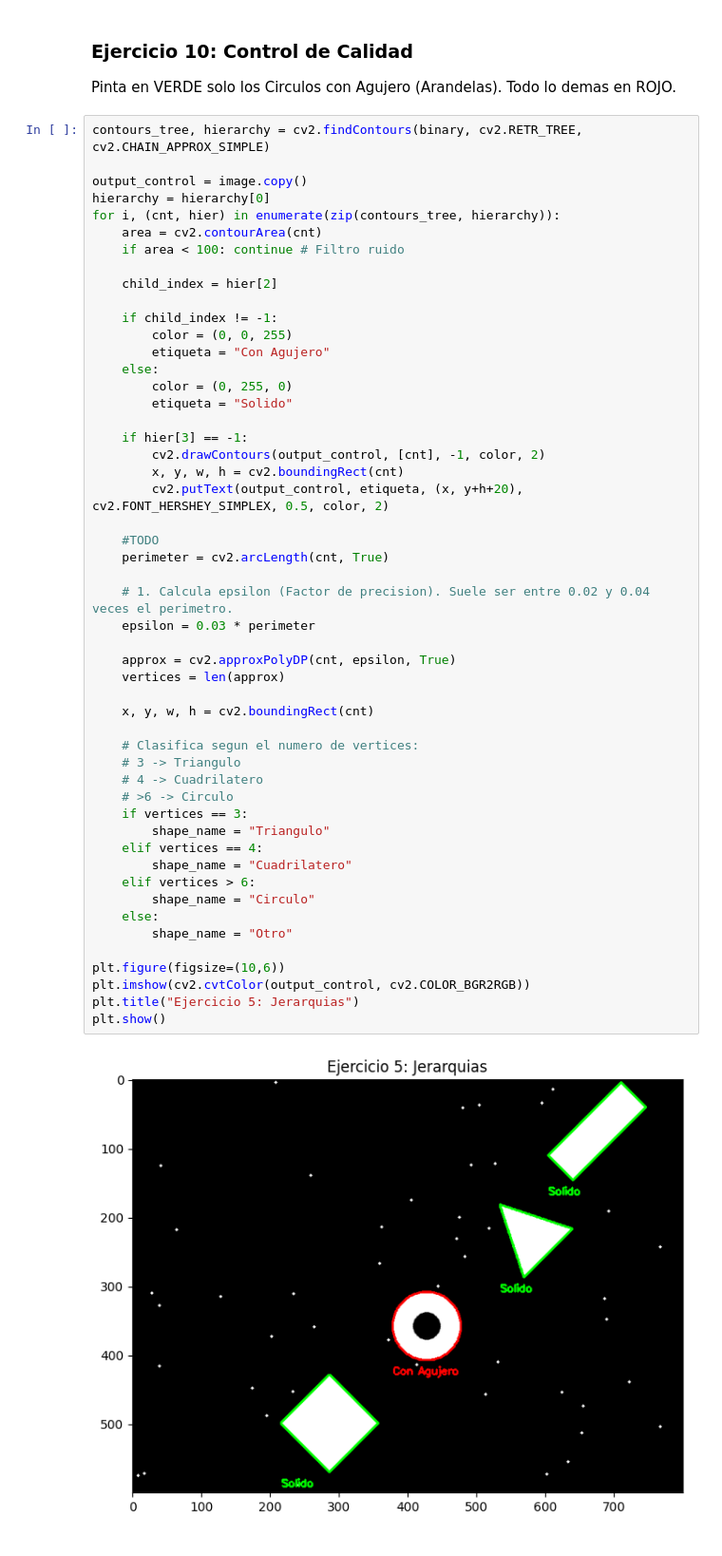
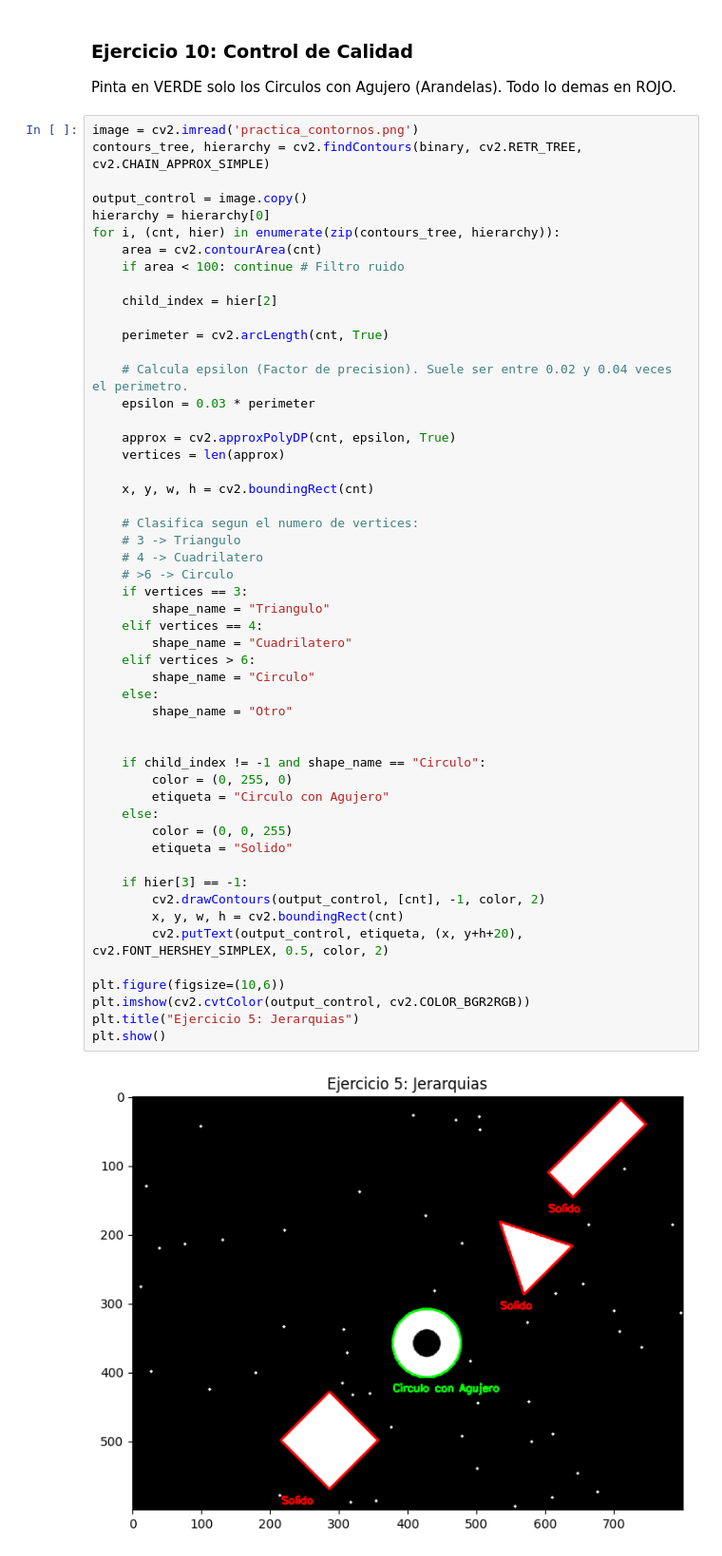
Before and after one commit to JavierPeraltaAzagra/Big-Data-e-IA, a Jupyter notebook: Programacion de IA/Tratamiento de imagen/Ejercicio 7/Practica_7_Contornos.ipynb, the cells around one changed output. Shown at 95% size. Cells and saved outputs as stored; diff of their text form.

Commit message:
Tratamiento de imagen ejercicio 7 hecho

```diff
--- a/Programacion de IA/Tratamiento de imagen/Ejercicio 7/Practica_7_Contornos.ipynb
+++ b/Programacion de IA/Tratamiento de imagen/Ejercicio 7/Practica_7_Contornos.ipynb
@@ -283,6 +283,7 @@ plt.show()
 ### Ejercicio 10: Control de Calidad
 Pinta en VERDE solo los Circulos con Agujero (Arandelas). Todo lo demas en ROJO.
 # %%
+image = cv2.imread('practica_contornos.png')
 contours_tree, hierarchy = cv2.findContours(binary, cv2.RETR_TREE, cv2.CHAIN_APPROX_SIMPLE)
 
 output_control = image.copy()
@@ -293,45 +294,45 @@ for i, (cnt, hier) in enumerate(zip(contours_tree, hierarchy)):
 
     child_index = hier[2]
 
-    if child_index != -1:
-        color = (0, 0, 255)
-        etiqueta = "Con Agujero"
-    else:
-        color = (0, 255, 0)
-        etiqueta = "Solido"
-
-    if hier[3] == -1:
-        cv2.drawContours(output_control, [cnt], -1, color, 2)
-        x, y, w, h = cv2.boundingRect(cnt)
-        cv2.putText(output_control, etiqueta, (x, y+h+20), cv2.FONT_HERSHEY_SIMPLEX, 0.5, color, 2)
-
-    #TODO
     perimeter = cv2.arcLength(cnt, True)
 
-    # 1. Calcula epsilon (Factor de precision). Suele ser entre 0.02 y 0.04 veces el perimetro.
+    # Calcula epsilon (Factor de precision). Suele ser entre 0.02 y 0.04 veces el perimetro.
     epsilon = 0.03 * perimeter
 
     approx = cv2.approxPolyDP(cnt, epsilon, True)
     vertices = len(approx)
 
     x, y, w, h = cv2.boundingRect(cnt)
 
     # Clasifica segun el numero de vertices:
     # 3 -> Triangulo
     # 4 -> Cuadrilatero
     # >6 -> Circulo
     if vertices == 3:
         shape_name = "Triangulo"
     elif vertices == 4:
         shape_name = "Cuadrilatero"
     elif vertices > 6:
         shape_name = "Circulo"
     else:
         shape_name = "Otro"
 
+
+    if child_index != -1 and shape_name == "Circulo":
+        color = (0, 255, 0)
+        etiqueta = "Circulo con Agujero"
+    else:
+        color = (0, 0, 255)
+        etiqueta = "Solido"
+
+    if hier[3] == -1:
+        cv2.drawContours(output_control, [cnt], -1, color, 2)
+        x, y, w, h = cv2.boundingRect(cnt)
+        cv2.putText(output_control, etiqueta, (x, y+h+20), cv2.FONT_HERSHEY_SIMPLEX, 0.5, color, 2)
+
 plt.figure(figsize=(10,6))
 plt.imshow(cv2.cvtColor(output_control, cv2.COLOR_BGR2RGB))
 plt.title("Ejercicio 5: Jerarquias")
 plt.show()
 # %% [output]
-[figure, old version]
+[figure, new version]
```
Also changed, not shown: parts of 9 cells of this notebook, 1 other file.
